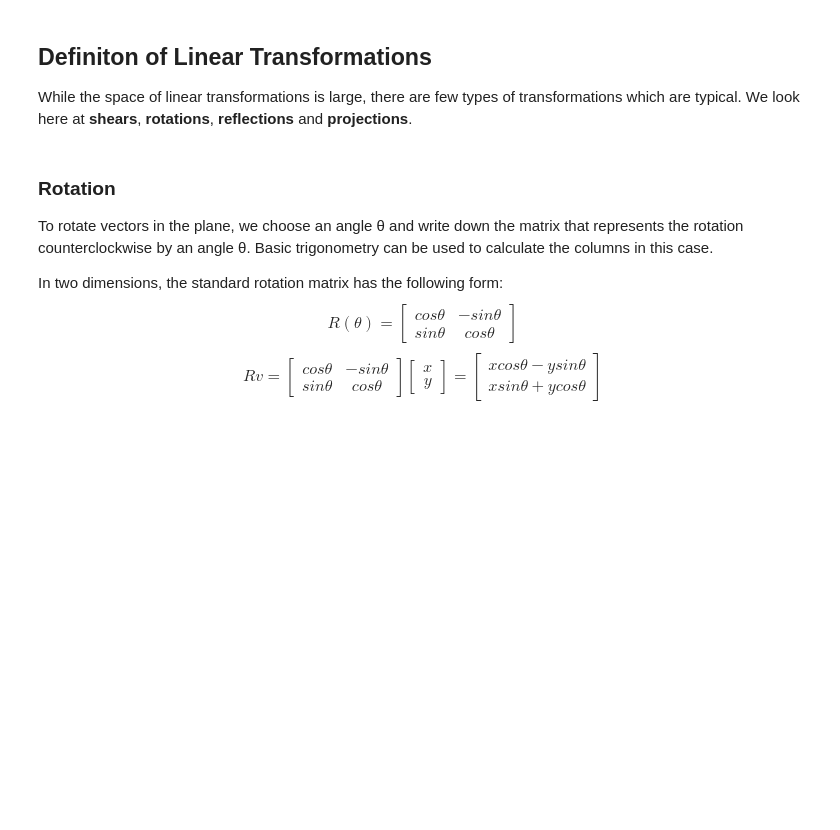
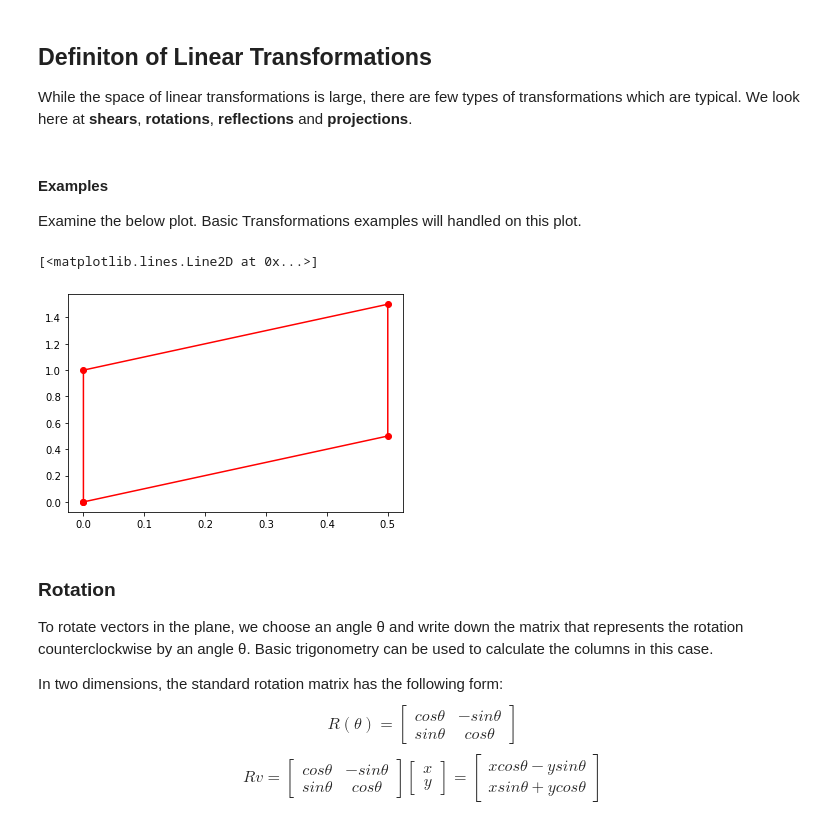
Before and after one commit to FeyzaDc/Lineer-Transformation-Labs, a Jupyter notebook: definiton.ipynb, the cells around one changed output. Drawn from its saved outputs; the diff is of its cells as text; code cells hidden in the pictures; blank space fills up the shorter version.

```diff
--- a/definiton.ipynb
+++ b/definiton.ipynb
@@ -1,6 +1,28 @@
 # %% [markdown]
 ## Definiton of Linear Transformations
 While the space of linear transformations is large, there are few types of transformations which are typical. We look here at **shears**, **rotations**, **reflections** and **projections**.
+# %% [markdown]
+#### Examples
+
+Examine the below plot. Basic Transformations examples will handled on this plot.
+# %%
+import matplotlib.pyplot as plt
+import numpy as np
+
+coords = np.array([[0, 0], [0.5, 0.5], [0.5, 1.5], [0, 1], [0, 0]])
+coords = coords.transpose() # Returns a view of the array with axes transposed.
+x = coords[0,:]
+y = coords[1,:]
+
+A = np.array([[2, 0], [0, 1]])
+A_coords = A@coords # @ meaning matrix multiplication
+
+fig, ax = plt.subplots()
+ax.plot(x, y, 'ro') # ro meaning 'Red Point'
+ax.plot(x, y, 'r')
+# %% [output]
+[<matplotlib.lines.Line2D at 0x...>]
+[figure, added]
 # %% [markdown]
 ### Rotation
 
```
Also changed, not shown: parts of 10 cells of this notebook.
